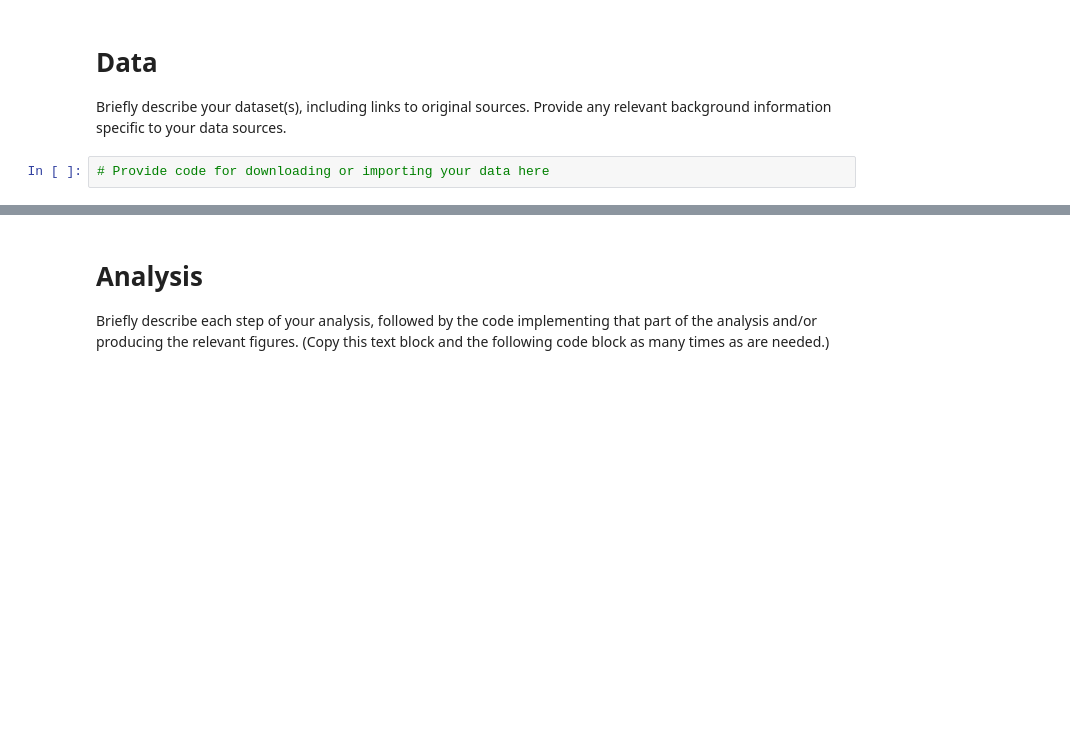
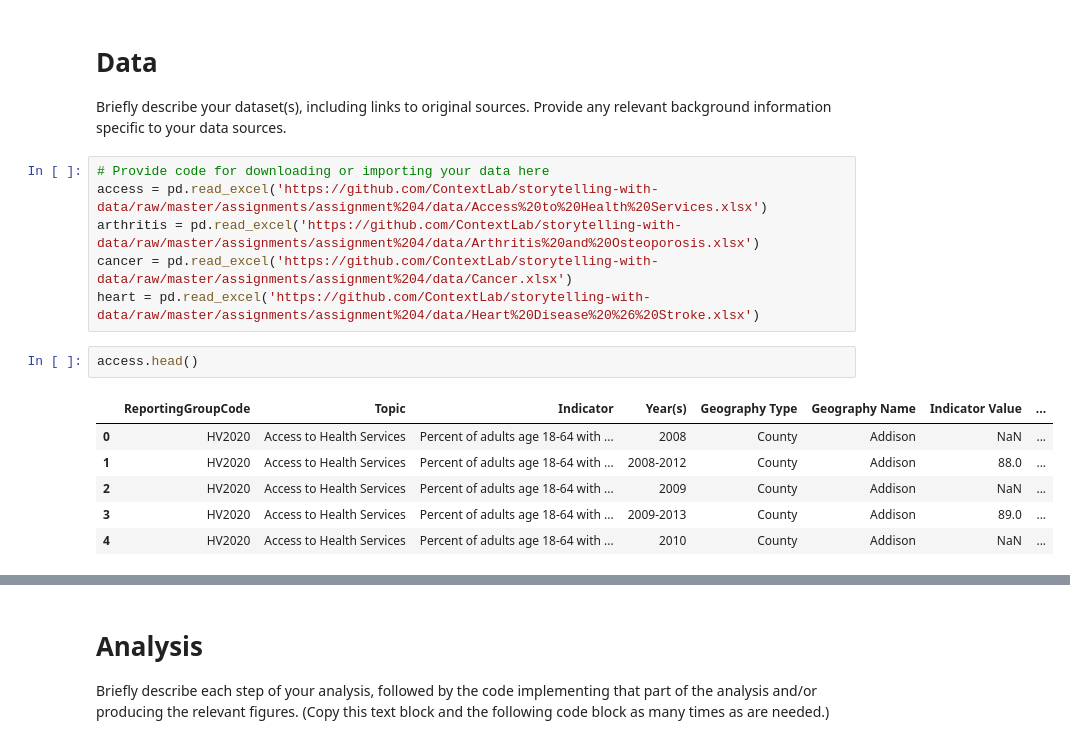
Before and after one commit to ContextLab/storytelling-with-data, a Jupyter notebook: data-stories/VT-DoH/vermont_department_of_health_data_explorations.ipynb, the cells around one changed output, grey strips where cells are left out. Drawn from its saved outputs; the diff is of its cells as text; blank space fills up the shorter version.

```diff
--- a/data-stories/VT-DoH/vermont_department_of_health_data_explorations.ipynb
+++ b/data-stories/VT-DoH/vermont_department_of_health_data_explorations.ipynb
@@ -98,5 +99,18 @@ Briefly describe your key findings at a high level.
 # Data
 
 Briefly describe your dataset(s), including links to original sources.  Provide any relevant background information specific to your data sources.
-# %%
-# Provide code for downloading or importing your data here
+# %%
+# Provide code for downloading or importing your data here
+access = pd.read_excel('https://github.com/ContextLab/storytelling-with-data/raw/master/assignments/assignment%204/data/Access%20to%20Health%20Services.xlsx')
+arthritis = pd.read_excel('https://github.com/ContextLab/storytelling-with-data/raw/master/assignments/assignment%204/data/Arthritis%20and%20Osteoporosis.xlsx')
+cancer = pd.read_excel('https://github.com/ContextLab/storytelling-with-data/raw/master/assignments/assignment%204/data/Cancer.xlsx')
+heart = pd.read_excel('https://github.com/ContextLab/storytelling-with-data/raw/master/assignments/assignment%204/data/Heart%20Disease%20%26%20Stroke.xlsx')
+# %%
+access.head()
+# %% [output]
+|  | ReportingGroupCode | Topic | Indicator | Year(s) | Geography Type | Geography Name | Indicator Value | ... |
+| 0 | HV2020 | Access to Health Services | Percent of adults age 18-64 with ... | 2008 | County | Addison | NaN | ... |
+| 1 | HV2020 | Access to Health Services | Percent of adults age 18-64 with ... | 2008-2012 | County | Addison | 88.0 | ... |
+| 2 | HV2020 | Access to Health Services | Percent of adults age 18-64 with ... | 2009 | County | Addison | NaN | ... |
+| 3 | HV2020 | Access to Health Services | Percent of adults age 18-64 with ... | 2009-2013 | County | Addison | 89.0 | ... |
+| 4 | HV2020 | Access to Health Services | Percent of adults age 18-64 with ... | 2010 | County | Addison | NaN | ... |
```
Also changed, not shown: parts of 2 cells of this notebook.
